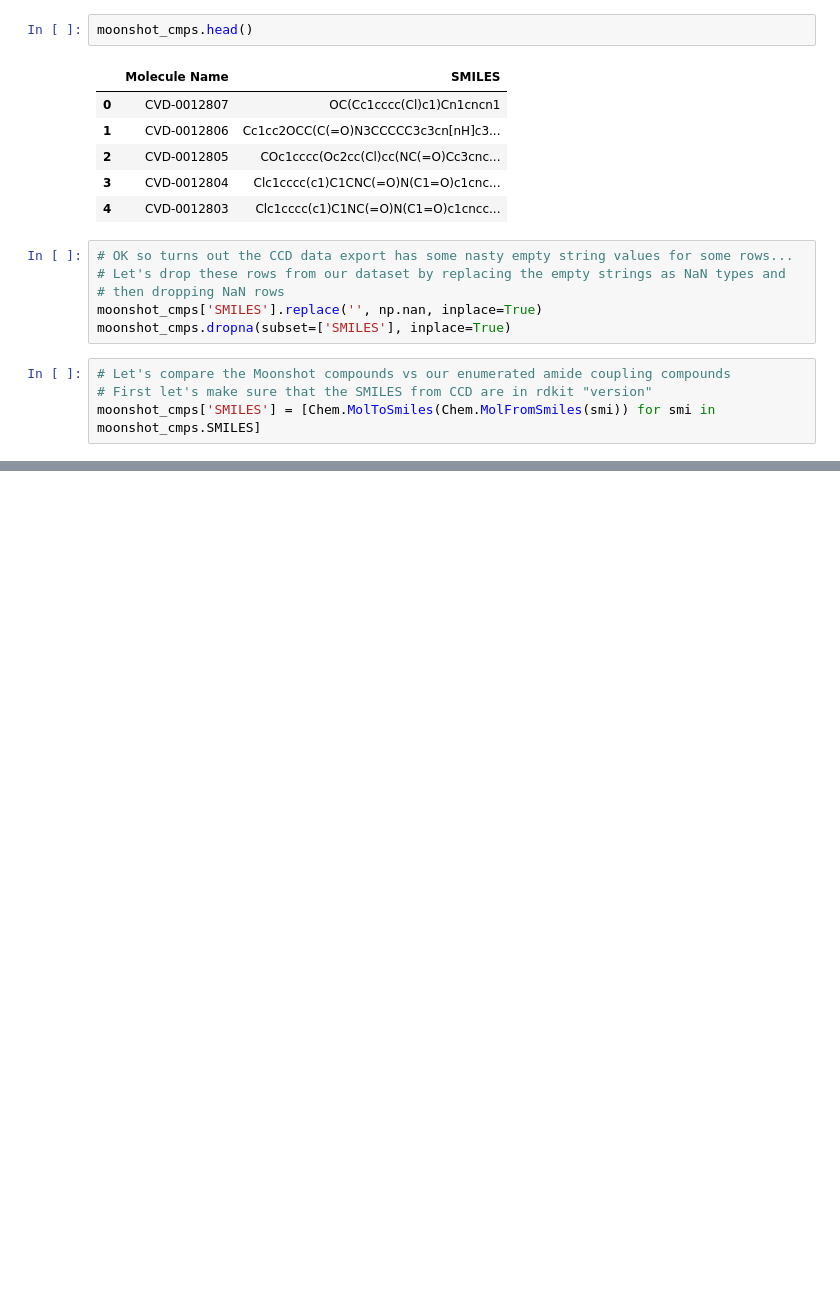
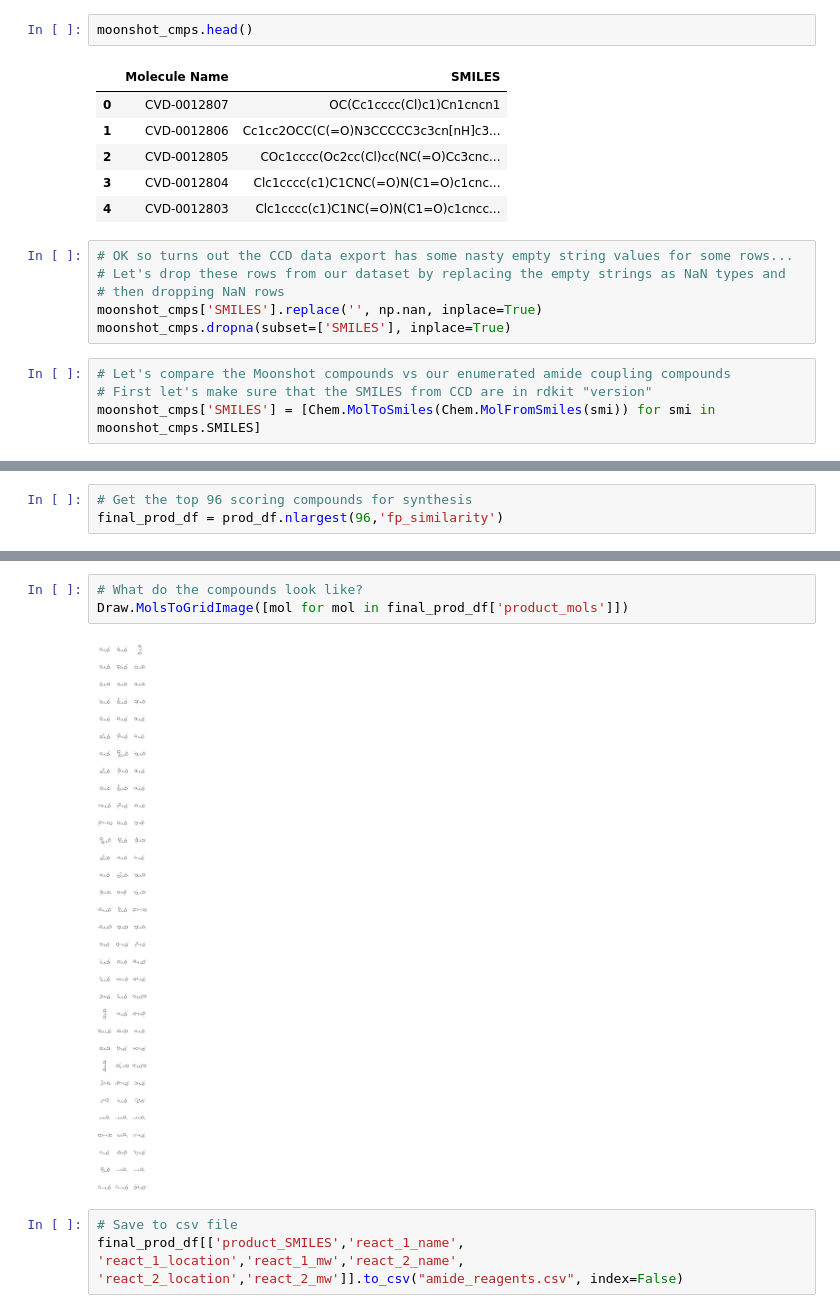
Before and after one commit to Waztom/xchem-CovidOT, a Jupyter notebook: react_amide.ipynb, the cells around one changed output, grey strips where cells are left out. Drawn from its saved outputs; the diff is of its cells as text; blank space fills up the shorter version.

```diff
--- a/react_amide.ipynb
+++ b/react_amide.ipynb
@@ -244,0 +239,3 @@ Draw.MolsToGridImage(RCOOH_RNH2_TRY_filt_mols)
+# %%
+# Get the top 96 scoring compounds for synthesis
+final_prod_df = prod_df.nlargest(96,'fp_similarity')
@@ -244,0 +251,8 @@ Draw.MolsToGridImage(RCOOH_RNH2_TRY_filt_mols)
+# %%
+# What do the compounds look like?
+Draw.MolsToGridImage([mol for mol in final_prod_df['product_mols']])
+# %% [output]
+[figure, added]
+# %%
+# Save to csv file
+final_prod_df[['product_SMILES','react_1_name', 'react_1_location','react_1_mw','react_2_name', 'react_2_location','react_2_mw']].to_csv("amide_reagents.csv", index=False)
```
Also changed, not shown: parts of 33 cells of this notebook, 1 other file.
